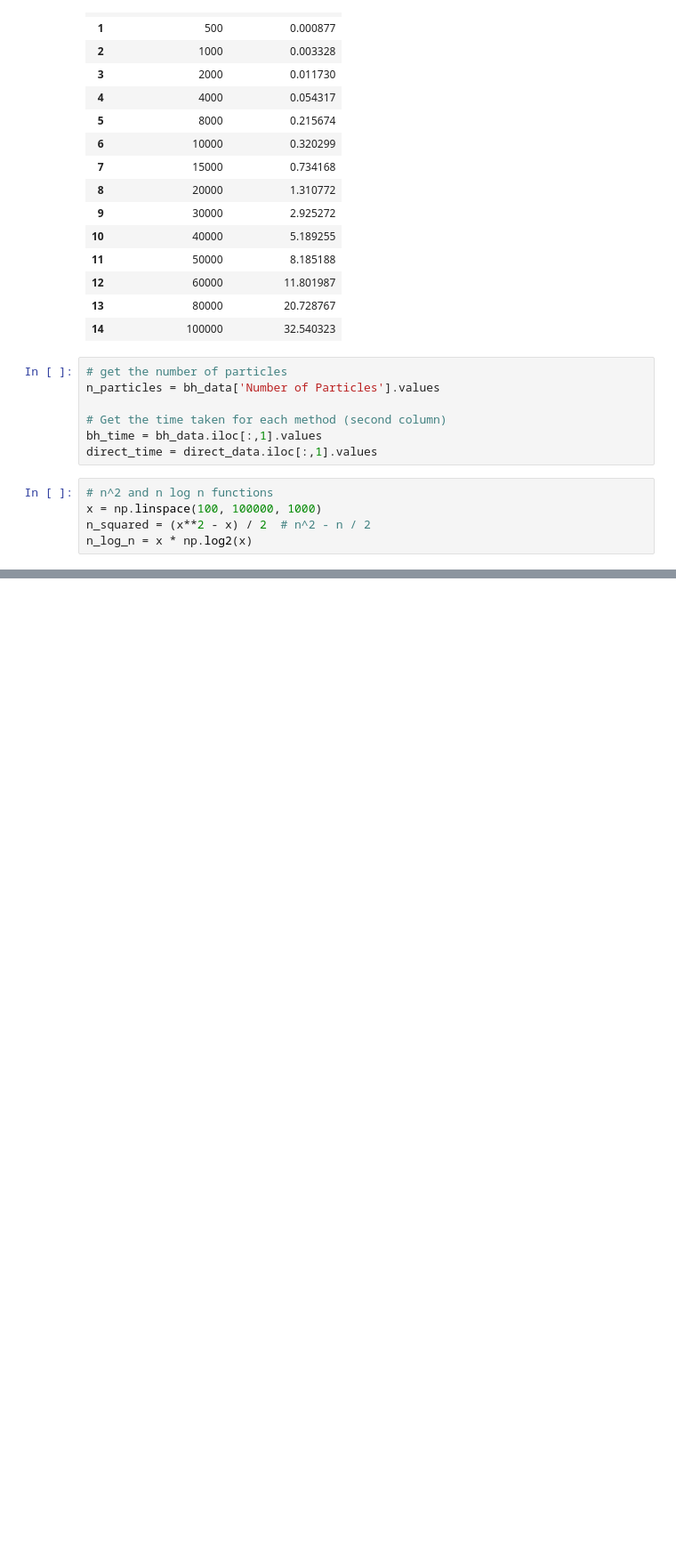
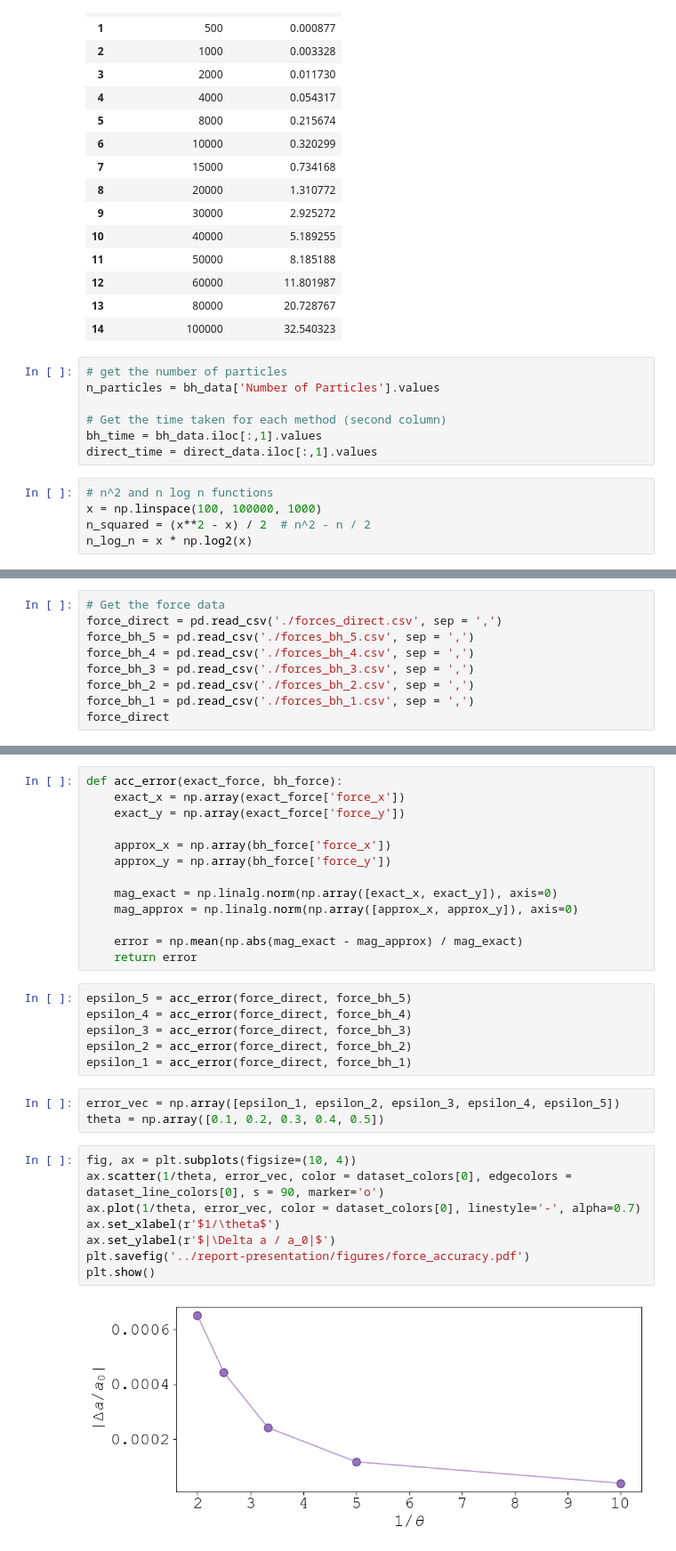
Before and after one commit to quantum-gabo/N-Body-Simulation, a Jupyter notebook: results/benchmark.ipynb, the cells around one changed output, grey strips where cells are left out. Shown: that part at 89% size. Cells and saved outputs as stored; diff of their text form; blank space fills up the shorter version.

Commit message:
adding analysis data && notebook

```diff
--- a/results/benchmark.ipynb
+++ b/results/benchmark.ipynb
@@ -124,0 +200,9 @@ plt.show()
+# %%
+# Get the force data
+force_direct = pd.read_csv('./forces_direct.csv', sep = ',')
+force_bh_5 = pd.read_csv('./forces_bh_5.csv', sep = ',')
+force_bh_4 = pd.read_csv('./forces_bh_4.csv', sep = ',')
+force_bh_3 = pd.read_csv('./forces_bh_3.csv', sep = ',')
+force_bh_2 = pd.read_csv('./forces_bh_2.csv', sep = ',')
+force_bh_1 = pd.read_csv('./forces_bh_1.csv', sep = ',')
+force_direct
@@ -124,0 +223,32 @@ plt.show()
+# %%
+def acc_error(exact_force, bh_force):
+    exact_x = np.array(exact_force['force_x'])
+    exact_y = np.array(exact_force['force_y'])
+
+    approx_x = np.array(bh_force['force_x'])
+    approx_y = np.array(bh_force['force_y'])
+
+    mag_exact = np.linalg.norm(np.array([exact_x, exact_y]), axis=0)
+    mag_approx = np.linalg.norm(np.array([approx_x, approx_y]), axis=0)
+
+    error = np.mean(np.abs(mag_exact - mag_approx) / mag_exact)
+    return error
+# %%
+epsilon_5 = acc_error(force_direct, force_bh_5)
+epsilon_4 = acc_error(force_direct, force_bh_4)
+epsilon_3 = acc_error(force_direct, force_bh_3)
+epsilon_2 = acc_error(force_direct, force_bh_2)
+epsilon_1 = acc_error(force_direct, force_bh_1)
+# %%
+error_vec = np.array([epsilon_1, epsilon_2, epsilon_3, epsilon_4, epsilon_5])
+theta = np.array([0.1, 0.2, 0.3, 0.4, 0.5])
+# %%
+fig, ax = plt.subplots(figsize=(10, 4))
+ax.scatter(1/theta, error_vec, color = dataset_colors[0], edgecolors = dataset_line_colors[0], s = 90, marker='o')
+ax.plot(1/theta, error_vec, color = dataset_colors[0], linestyle='-', alpha=0.7)
+ax.set_xlabel(r'$1/\theta$')
+ax.set_ylabel(r'$|\Delta a / a_0|$')
+plt.savefig('../report-presentation/figures/force_accuracy.pdf')
+plt.show()
+# %% [output]
+[figure, added]
```
Also changed, not shown: parts of 15 cells of this notebook, 28 other files.
